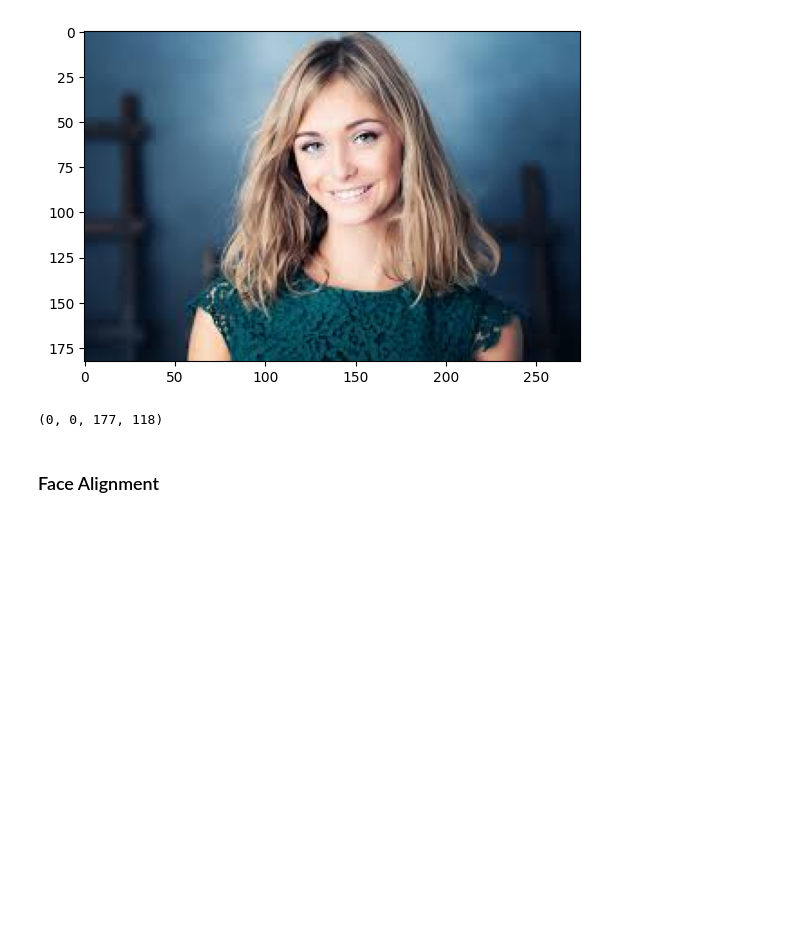
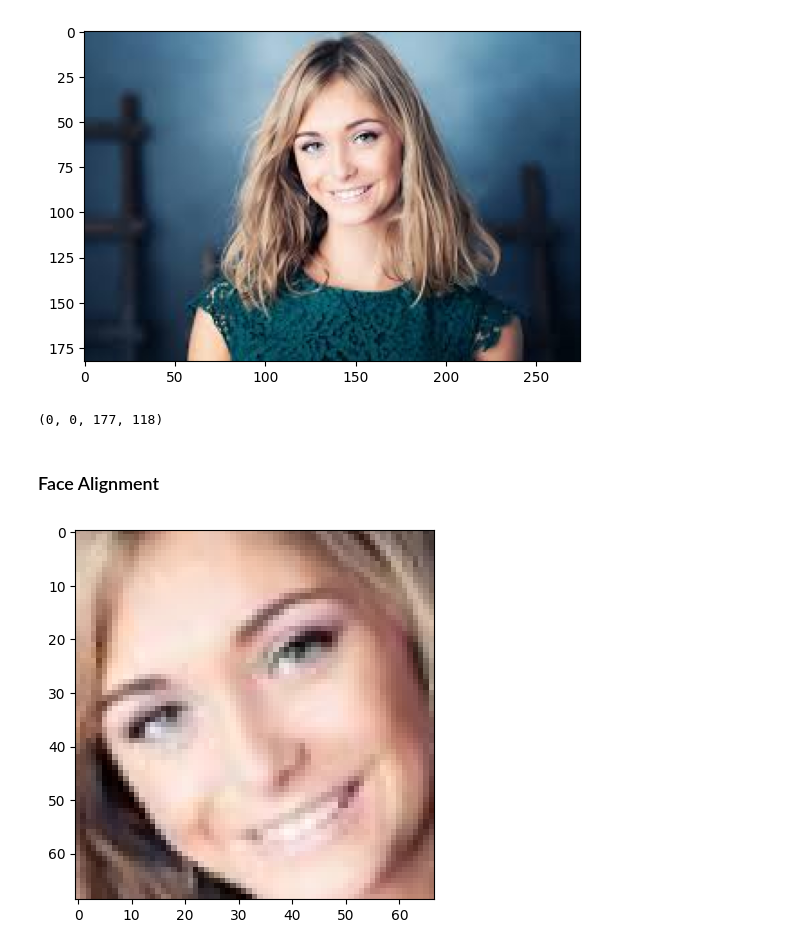
Before and after one commit to ictseoyoungmin/FaceToy_GUI, a Jupyter notebook: dev/f1.ipynb, the cells around one changed output. Saved outputs shown, nothing was run; the diff lists cells and outputs as text; code cells hidden in the pictures; blank space fills up the shorter version.

```diff
--- a/dev/f1.ipynb
+++ b/dev/f1.ipynb
@@ -741,0 +743,21 @@ idx_to_coordinates,points = get_idx_to_coordinates(img1)
+# %%
+
+def align(img,idx_to_coordinates,landmarks):
+    connections = [mpFaceMesh.FACEMESH_LEFT_EYE,mpFaceMesh.FACEMESH_RIGHT_EYE]
+    center = landmarks.mean(axis=0)
+    left_eye = get_connection_points(idx_to_coordinates,connections[0])
+    right_eye = get_connection_points(idx_to_coordinates,connections[1])
+
+    dY = left_eye[1] - right_eye[1]
+    dX = left_eye[0] - right_eye[0]
+    angle = np.degrees(np.arctan2(dY, dX))
+
+    M = cv2.getRotationMatrix2D(center, angle[1]/angle[0], scale=1.0)
+    out_img = cv2.warpAffine(img, M, (img.shape[1], img.shape[0]),
+                            flags=cv2.INTER_CUBIC)
+    out_img = out_img[landmarks[:, 1].min():landmarks[:, 1].max(),
+                landmarks[:, 0].min():landmarks[:, 0].max()]
+    plt.imshow(out_img)
+align(img1,idx_to_coordinates,landmarks)
+# %% [output]
+[figure, added]
```
Also changed, not shown: parts of 4 cells of this notebook, 1 other file.
